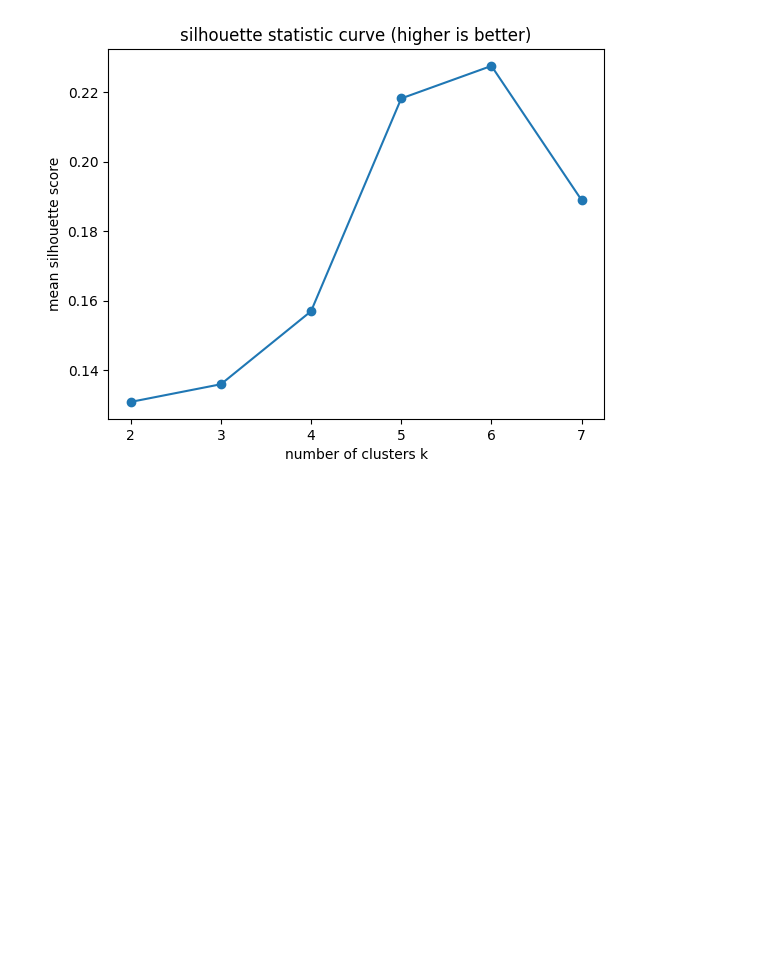
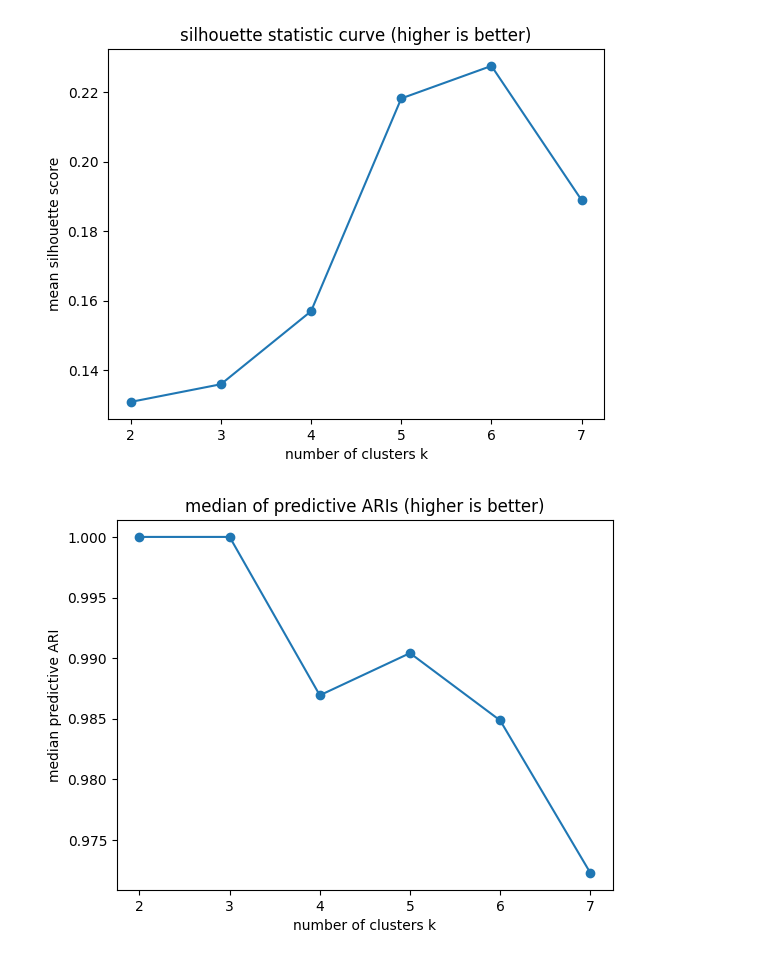
Before and after one commit to DataSlingers/CARVE, a Jupyter notebook: SketchV2_Lecture.ipynb, the cells around one changed output. Cells and saved outputs as stored; diff of their text form; code cells hidden in the pictures; blank space fills up the shorter version.

```diff
--- a/SketchV2_Lecture.ipynb
+++ b/SketchV2_Lecture.ipynb
@@ -597,4 +888,14 @@ plt.title('silhouette statistic curve (higher is better)')
 plt.show()
 # %% [output]
 [figure]
+# %%
+means = [results_by_k[k]['stats']['pred_ari'] for k in ks]
+
+plt.errorbar(ks, means, fmt='-o')
+plt.xlabel('number of clusters k')
+plt.ylabel('median predictive ARI')
+plt.title('median of predictive ARIs (higher is better)')
+plt.show()
+# %% [output]
+[figure, added]
 # %%
```
Also changed, not shown: parts of 12 cells of this notebook.
